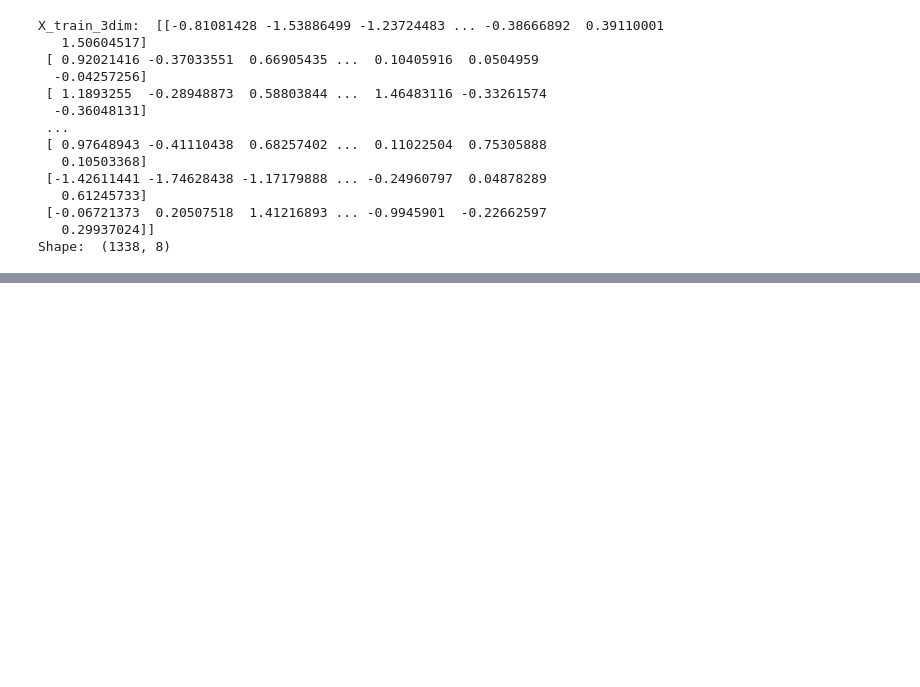
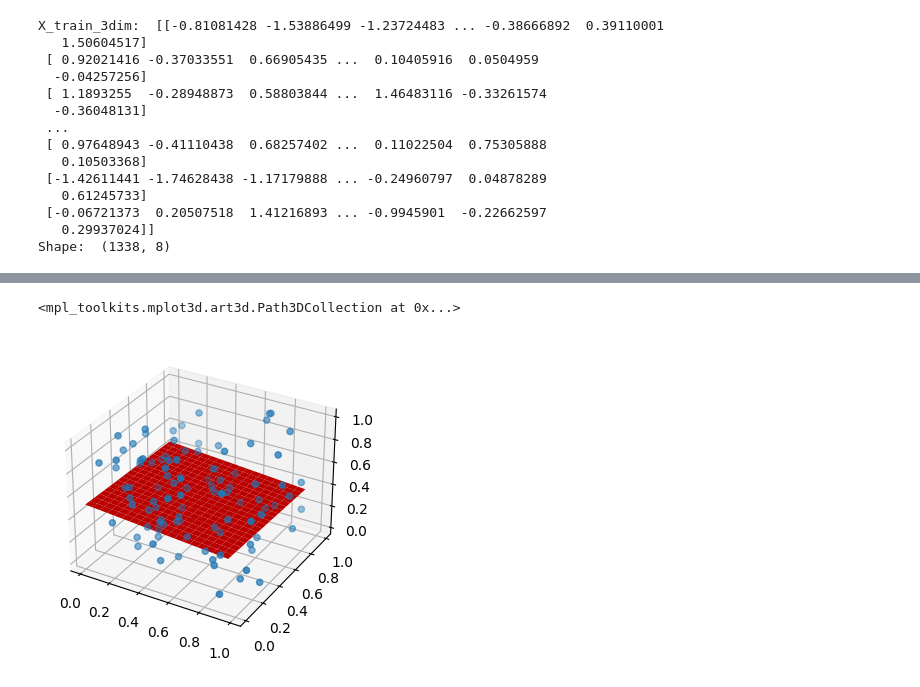
Before and after one commit to jaguilera95/ApC-GPA606, a Jupyter notebook: src/Practica1-Regression2021.ipynb, the cells around one changed output, grey strips where cells are left out. Saved outputs shown, nothing was run; the diff lists cells and outputs as text; code cells hidden in the pictures; blank space fills up the shorter version.

```diff
--- a/src/Practica1-Regression2021.ipynb
+++ b/src/Practica1-Regression2021.ipynb
@@ -378,0 +429,35 @@ x3:  (1338, 8)
+# %%
+# Creem figura 3d
+from mpl_toolkits.mplot3d import axes3d, Axes3D
+# generem dades 3D d'exemple
+x_val = np.random.random((100, 2))
+y_val = np.random.random((100, 1))
+regr = regression(x_val, y_val)
+predX3D = regr.predict(x_val)
+
+# Afegim els 1's
+A = np.hstack((x_val,np.ones([x_val.shape[0],1])))
+w = np.linalg.lstsq(A,predX3D)[0]
+
+#Dibuixem
+#1r creem una malla acoplada a la zona de punts per tal de representar el pla
+malla = (range(20) + 0 * np.ones(20)) / 10
+malla_x1 =  malla * (max(x_val[:,0]) - min(x_val[:,0]))/2 + min(x_val[:,0])
+malla_x2 =  malla * (max(x_val[:,1]) - min(x_val[:,1]))/2 + min(x_val[:,1])
+
+#la funcio meshgrid ens aparella un de malla_x1 amb un de malla_x2, per atot
+#element de mallax_1 i per a tot element de malla_x2.
+xplot, yplot = np.meshgrid(malla_x1 ,malla_x2)
+
+# Cal desnormalitzar les dades
+def desnormalitzar(x, mean, std):
+    return x * std + mean
+
+#ara creem la superficies que es un pla
+zplot = w[0] * xplot + w[1] * yplot + w[2]
+
+#Dibuixem punts i superficie
+plt3d = plt.figure('Coeficiente prismatico -- Relacio longitud desplacament 3D', dpi=100.0).gca(projection='3d')
+plt3d.plot_surface(xplot,yplot,zplot, color='red')
+plt3d.scatter(x_val[:,0],x_val[:,1],y_val)
+# %% [output]
@@ -378,0 +466,2 @@ x3:  (1338, 8)
+<mpl_toolkits.mplot3d.art3d.Path3DCollection at 0x...>
+[figure, added]
```
Also changed, not shown: parts of 7 cells of this notebook.
